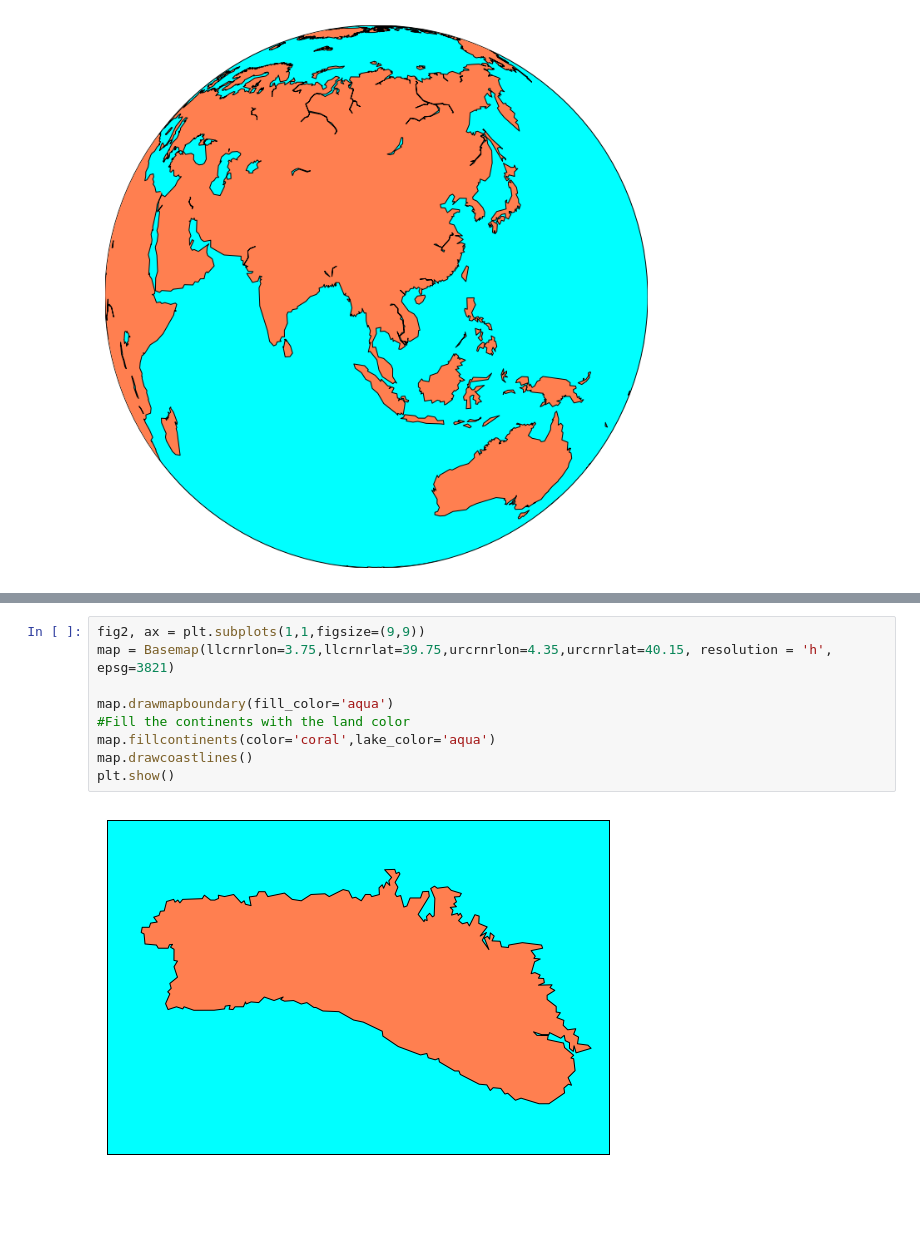
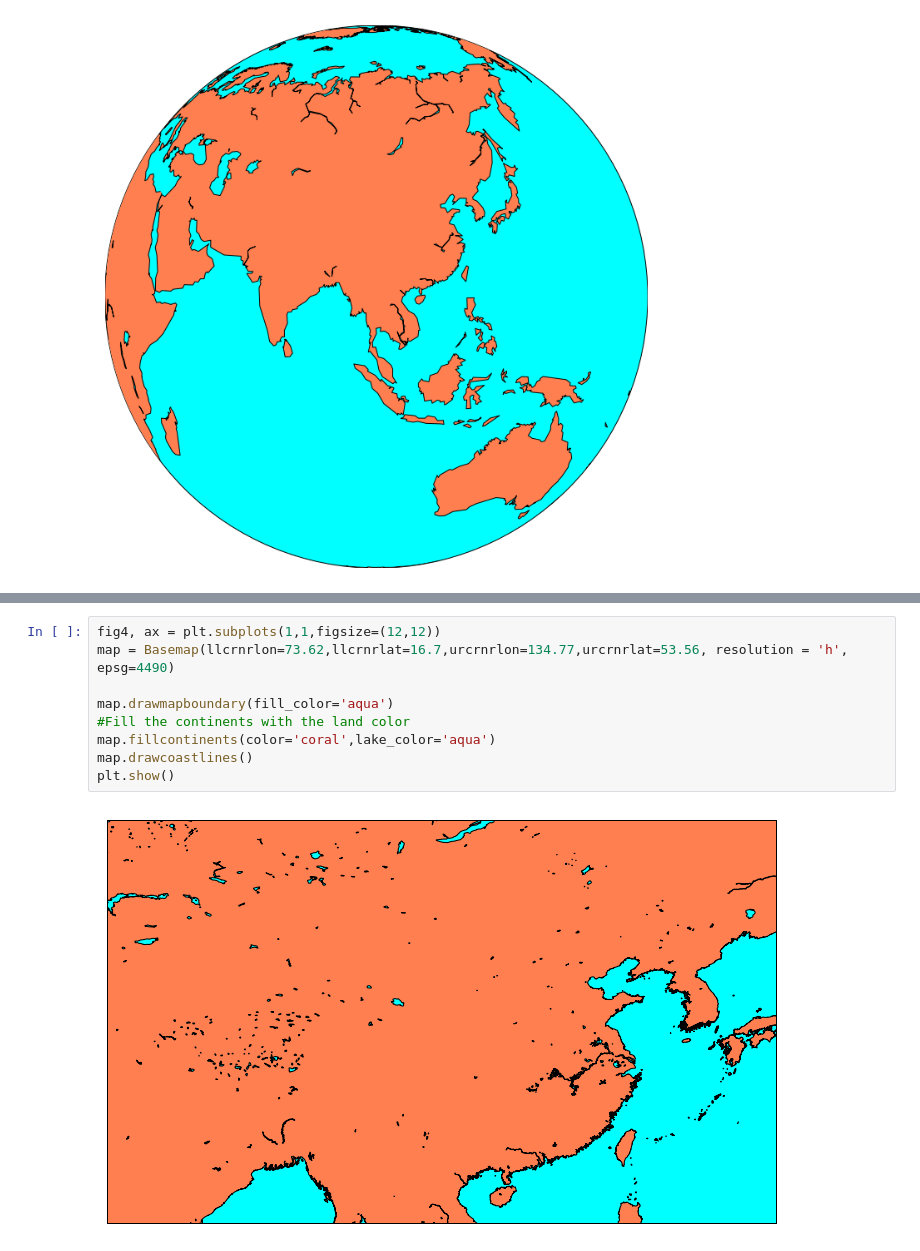
Before and after one commit to Brainor/Fudan-Data_Visualization, a Jupyter notebook: HW3/Basemap_test.ipynb, the cells around one changed output, grey strips where cells are left out. Drawn from its saved outputs; the diff is of its cells as text; blank space fills up the shorter version.

```diff
--- a/HW3/Basemap_test.ipynb
+++ b/HW3/Basemap_test.ipynb
@@ -29,13 +29,13 @@ plt.show()
 # %% [output]
 [figure]
 # %%
-fig2, ax = plt.subplots(1,1,figsize=(9,9))
-map = Basemap(llcrnrlon=3.75,llcrnrlat=39.75,urcrnrlon=4.35,urcrnrlat=40.15, resolution = 'h', epsg=3821)
+fig4, ax = plt.subplots(1,1,figsize=(12,12))
+map = Basemap(llcrnrlon=73.62,llcrnrlat=16.7,urcrnrlon=134.77,urcrnrlat=53.56, resolution = 'h', epsg=4490)
 
 map.drawmapboundary(fill_color='aqua')
 #Fill the continents with the land color
 map.fillcontinents(color='coral',lake_color='aqua')
 map.drawcoastlines()
 plt.show()
 # %% [output]
-[figure, old version]
+[figure, new version]
```
Also changed, not shown: parts of 7 cells of this notebook, 27 other files.
